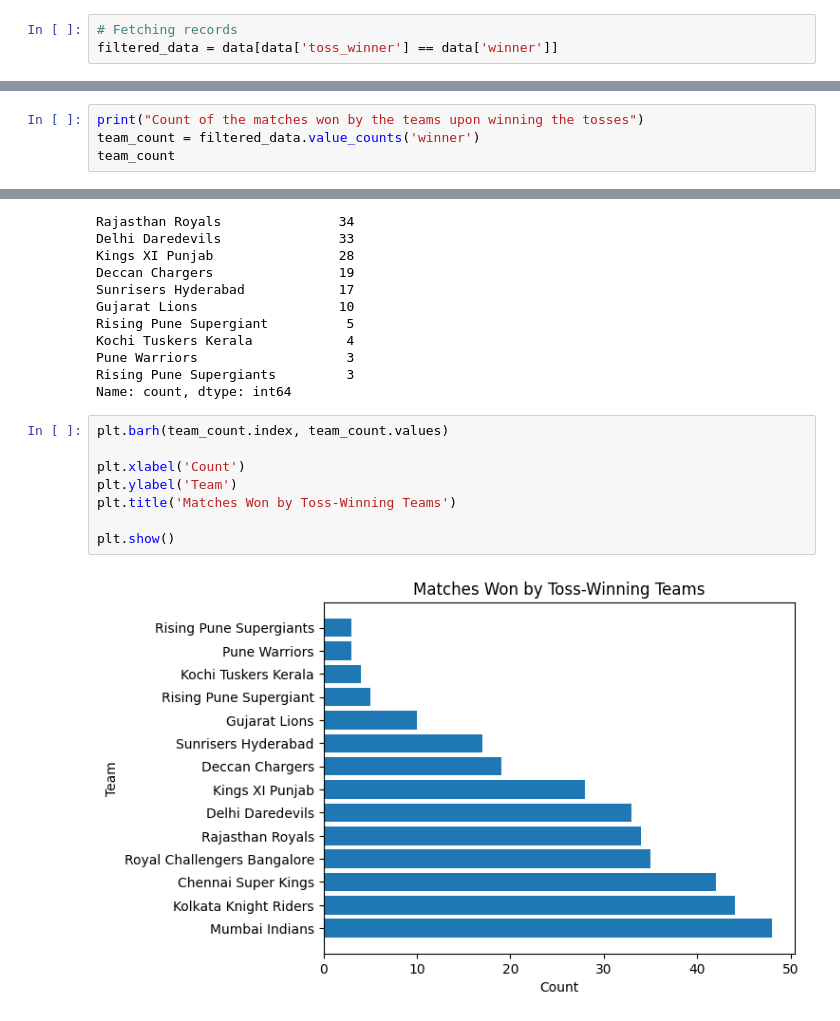
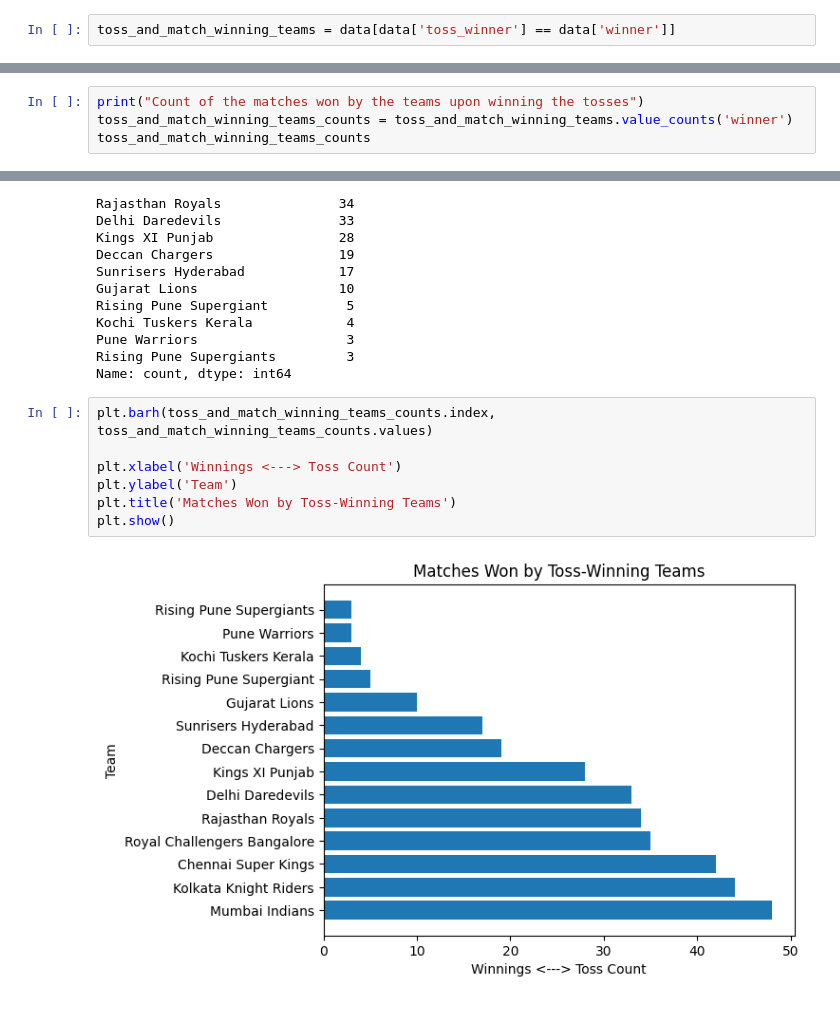
Before and after one commit to XxMurtazaxX/Machine-Learning-Prerequisites, a Jupyter notebook: Pandas/IPL Matches Analysis.ipynb, the cells around one changed output, grey strips where cells are left out. Drawn from its saved outputs; the diff is of its cells as text.

```diff
--- a/Pandas/IPL Matches Analysis.ipynb
+++ b/Pandas/IPL Matches Analysis.ipynb
@@ -178,4 +178,3 @@ rcb_win
 # %%
-# Fetching records
-filtered_data = data[data['toss_winner'] == data['winner']]
+toss_and_match_winning_teams = data[data['toss_winner'] == data['winner']]
 # %%
@@ -196,8 +195,8 @@ filtered_data
 325 rows × 18 columns
 # %%
 print("Count of the matches won by the teams upon winning the tosses")
-team_count = filtered_data.value_counts('winner')
-team_count
+toss_and_match_winning_teams_counts = toss_and_match_winning_teams.value_counts('winner')
+toss_and_match_winning_teams_counts
 # %% [output]
 Count of the matches won by the teams upon winning the tosses
 winner
@@ -217,12 +216,11 @@ Pune Warriors                   3
 Rising Pune Supergiants         3
 Name: count, dtype: int64
 # %%
-plt.barh(team_count.index, team_count.values)
+plt.barh(toss_and_match_winning_teams_counts.index, toss_and_match_winning_teams_counts.values)
 
-plt.xlabel('Count')
+plt.xlabel('Winnings <---> Toss Count')
 plt.ylabel('Team')
 plt.title('Matches Won by Toss-Winning Teams')
-
 plt.show()
 # %% [output]
-[figure, old version]
+[figure, new version]
```
Also changed, not shown: parts of 5 cells of this notebook.
